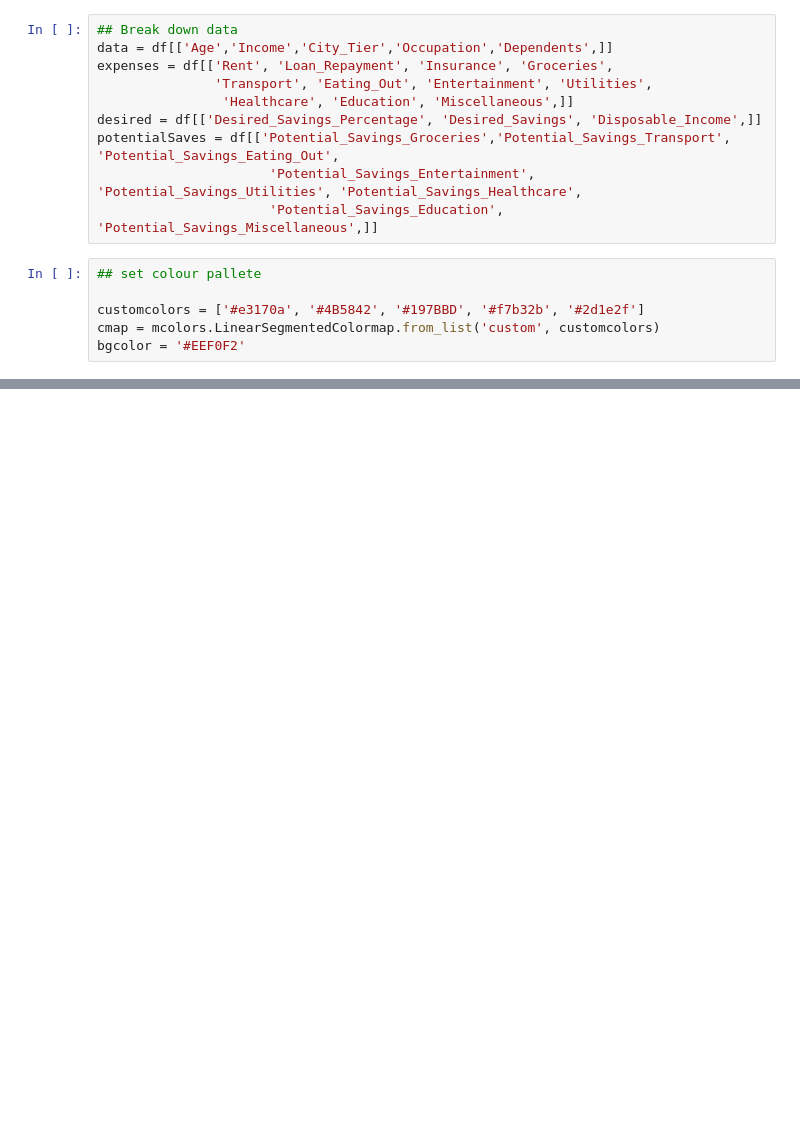
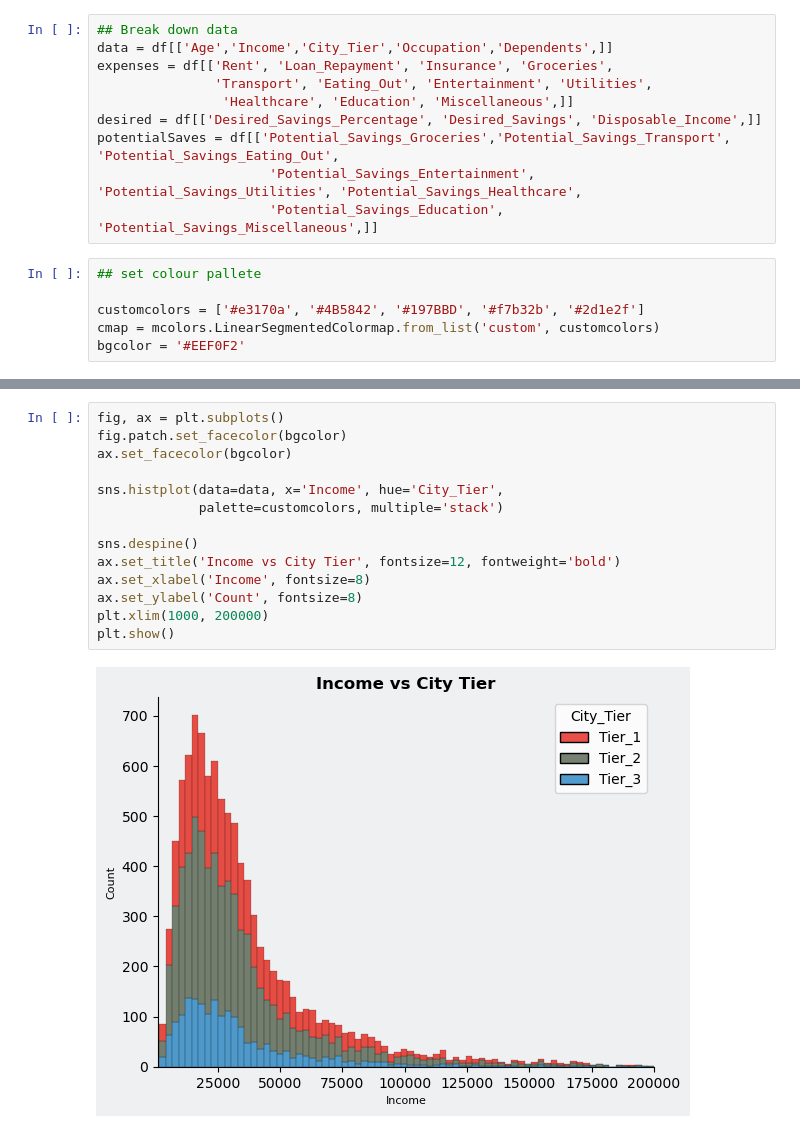
Before and after one commit to KiranJCodes/GithubProjects, a Jupyter notebook: Spening Habits/Spending Habits.ipynb, the cells around one changed output, grey strips where cells are left out. Saved outputs shown, nothing was run; the diff lists cells and outputs as text; blank space fills up the shorter version.

```diff
--- a/Spening Habits/Spending Habits.ipynb
+++ b/Spening Habits/Spending Habits.ipynb
@@ -210,0 +217,16 @@ data
+# %%
+fig, ax = plt.subplots()
+fig.patch.set_facecolor(bgcolor)
+ax.set_facecolor(bgcolor)
+
+sns.histplot(data=data, x='Income', hue='City_Tier',
+             palette=customcolors, multiple='stack')
+
+sns.despine()
+ax.set_title('Income vs City Tier', fontsize=12, fontweight='bold')
+ax.set_xlabel('Income', fontsize=8)
+ax.set_ylabel('Count', fontsize=8)
+plt.xlim(1000, 200000)
+plt.show()
+# %% [output]
+[figure, added]
```
Also changed, not shown: parts of 20 cells of this notebook.
